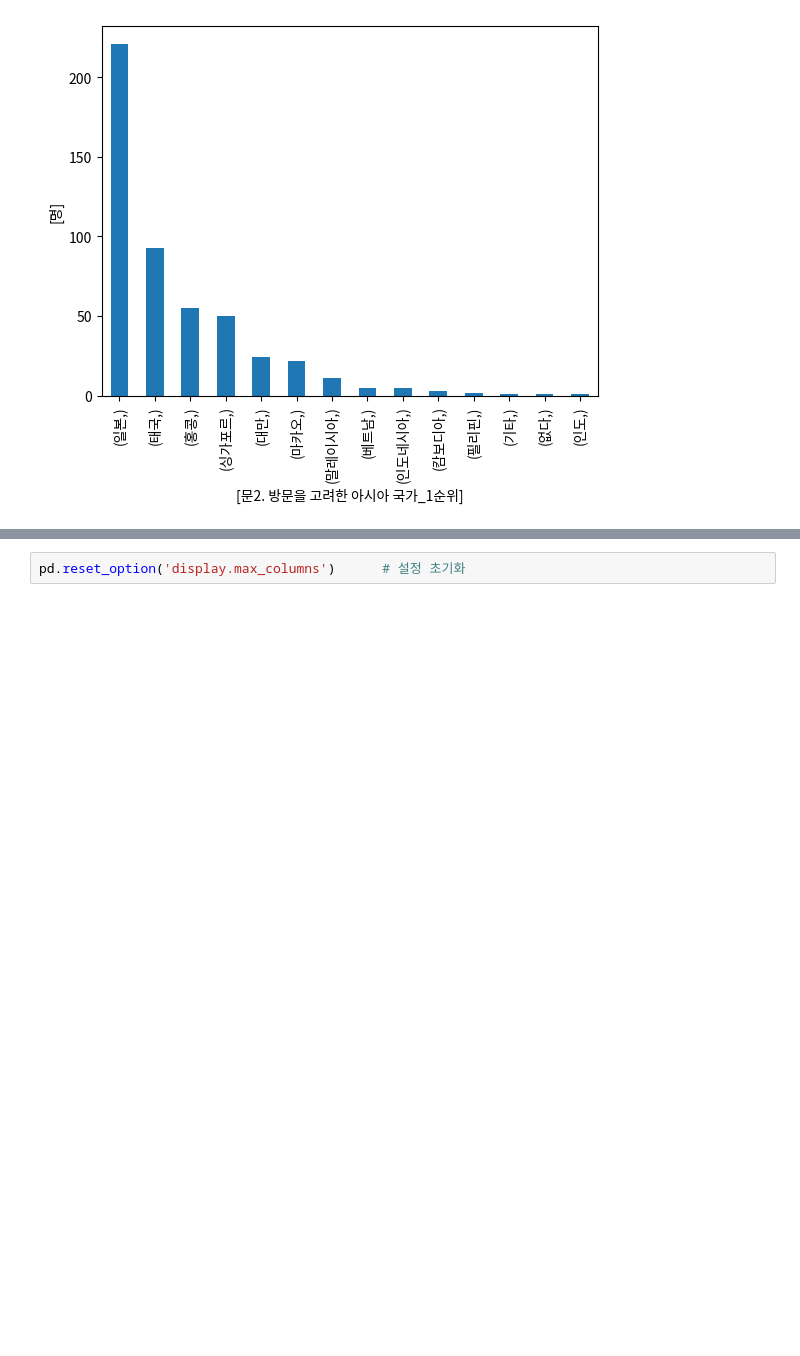
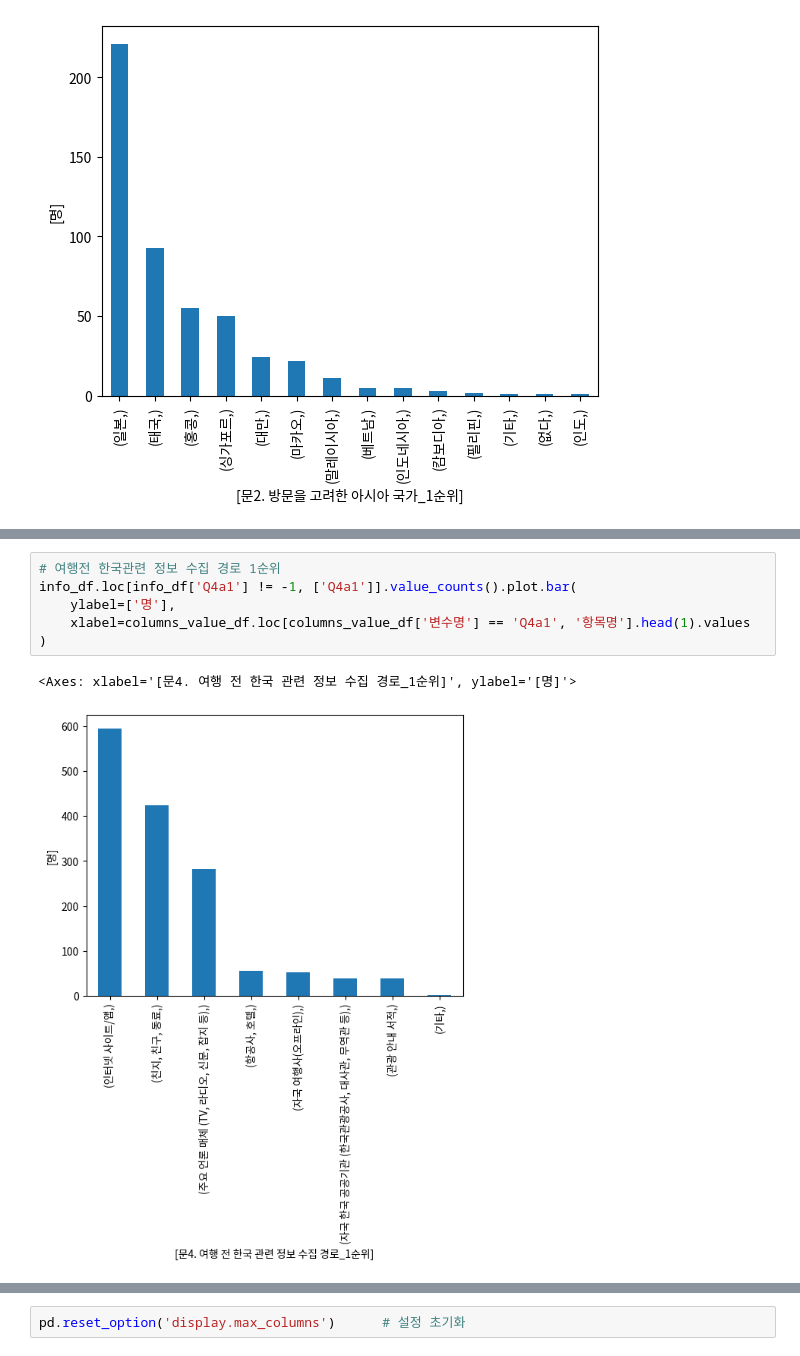
Before and after one commit to kKn00077/techit-travel-data-analysis, a Jupyter notebook: china.ipynb, the cells around one changed output, grey strips where cells are left out. Saved outputs shown, nothing was run; the diff lists cells and outputs as text; blank space fills up the shorter version.

```diff
--- a/china.ipynb
+++ b/china.ipynb
@@ -305,0 +374,9 @@ info_df.loc[info_df['Q2a1'] != -1, ['Q2a1']].value_counts().plot.bar(
+# %%
+# 여행전 한국관련 정보 수집 경로 1순위
+info_df.loc[info_df['Q4a1'] != -1, ['Q4a1']].value_counts().plot.bar(
+    ylabel=['명'],
+    xlabel=columns_value_df.loc[columns_value_df['변수명'] == 'Q4a1', '항목명'].head(1).values
+)
+# %% [output]
+<Axes: xlabel='[문4. 여행 전 한국 관련 정보 수집 경로_1순위]', ylabel='[명]'>
+[figure, added]
```
Also changed, not shown: parts of 69 cells of this notebook.
